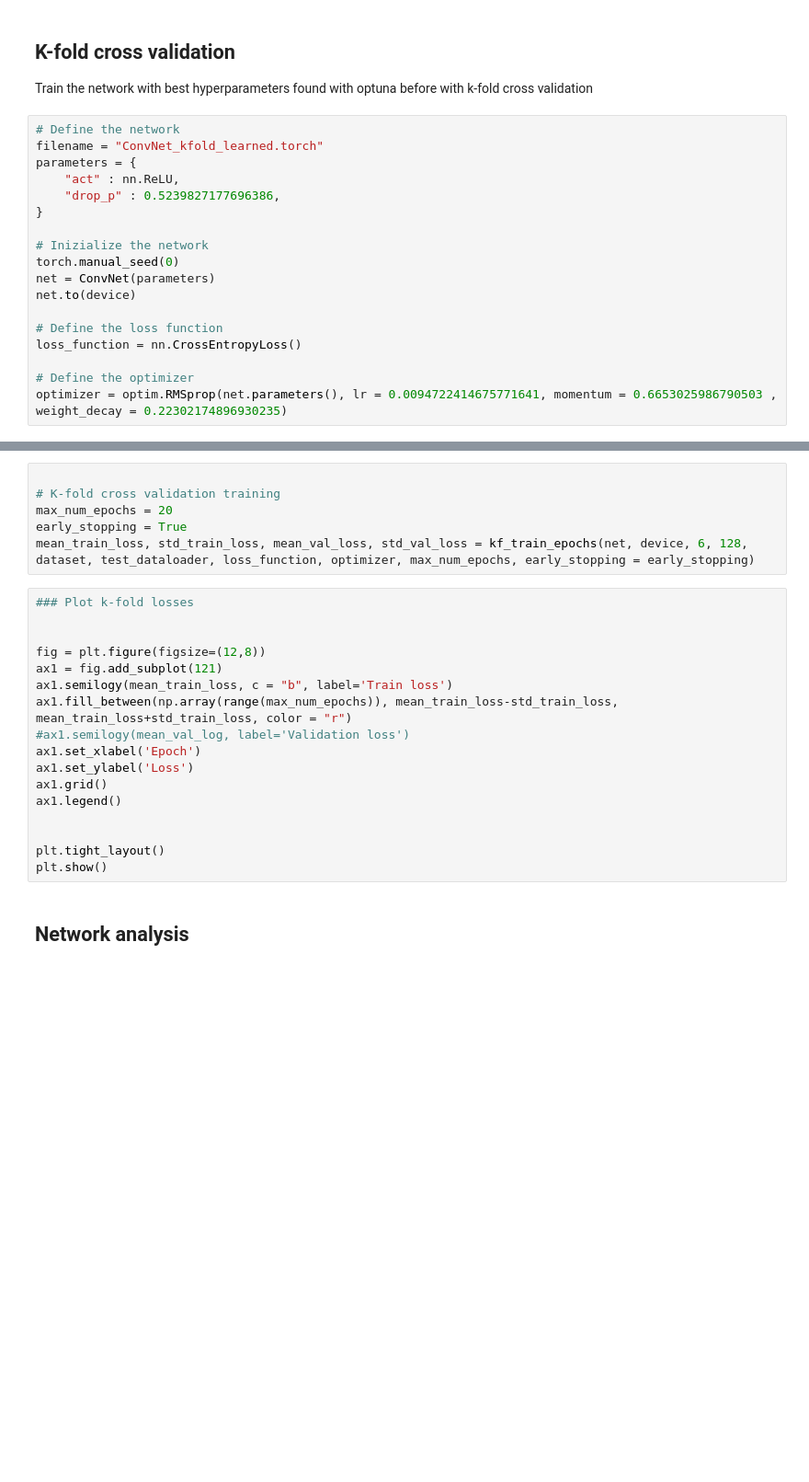
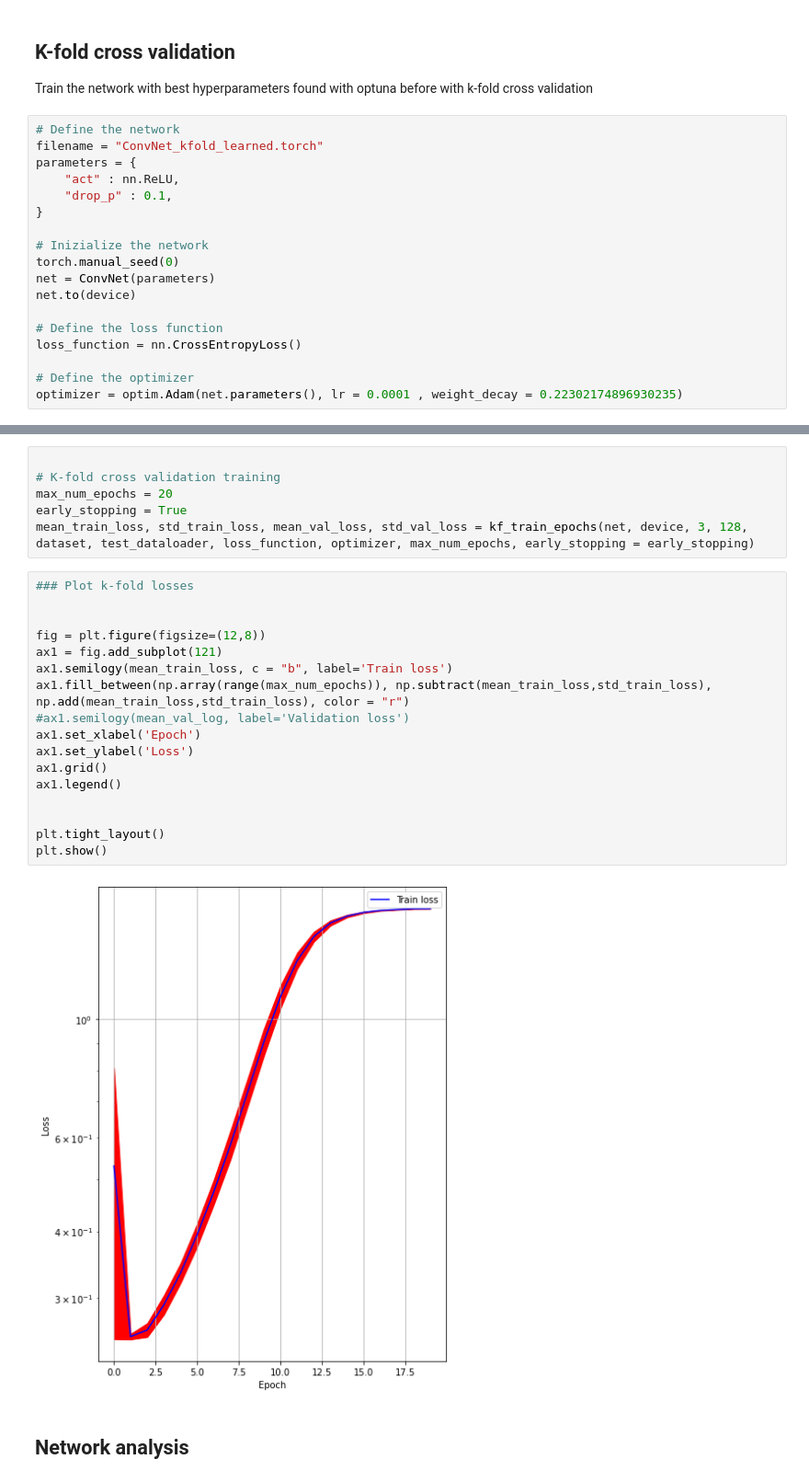
Before and after one commit to abassi98/NNDL, a Jupyter notebook: Homework_1/Classification.ipynb, the cells around one changed output, grey strips where cells are left out. Shown at 92% size. Drawn from its saved outputs; the diff is of its cells as text; blank space fills up the shorter version.

```diff
--- a/Homework_1/Classification.ipynb
+++ b/Homework_1/Classification.ipynb
@@ -566,7 +570,7 @@ Train the network with best hyperparameters found with optuna before with k-fold
 filename = "ConvNet_kfold_learned.torch"
 parameters = {
     "act" : nn.ReLU,
-    "drop_p" : 0.5239827177696386,
+    "drop_p" : 0.1,
 }
 
 # Inizialize the network
@@ -578,4 +582,4 @@ net.to(device)
 loss_function = nn.CrossEntropyLoss()
 
 # Define the optimizer
-optimizer = optim.RMSprop(net.parameters(), lr = 0.0094722414675771641, momentum = 0.6653025986790503 , weight_decay = 0.22302174896930235)
+optimizer = optim.Adam(net.parameters(), lr = 0.0001 , weight_decay = 0.22302174896930235)
@@ -584,24 +590,26 @@ optimizer = optim.RMSprop(net.parameters(), lr = 0.0094722414675771641, momentum
 # K-fold cross validation training
 max_num_epochs = 20
 early_stopping = True
-mean_train_loss, std_train_loss, mean_val_loss, std_val_loss = kf_train_epochs(net, device, 6, 128, dataset, test_dataloader, loss_function, optimizer, max_num_epochs, early_stopping = early_stopping)
+mean_train_loss, std_train_loss, mean_val_loss, std_val_loss = kf_train_epochs(net, device, 3, 128, dataset, test_dataloader, loss_function, optimizer, max_num_epochs, early_stopping = early_stopping)
 # %%
 ### Plot k-fold losses
 
 
 fig = plt.figure(figsize=(12,8))
 ax1 = fig.add_subplot(121)
 ax1.semilogy(mean_train_loss, c = "b", label='Train loss')
-ax1.fill_between(np.array(range(max_num_epochs)), mean_train_loss-std_train_loss, mean_train_loss+std_train_loss, color = "r")
+ax1.fill_between(np.array(range(max_num_epochs)), np.subtract(mean_train_loss,std_train_loss), np.add(mean_train_loss,std_train_loss), color = "r")
 #ax1.semilogy(mean_val_log, label='Validation loss')
 ax1.set_xlabel('Epoch')
 ax1.set_ylabel('Loss')
 ax1.grid()
 ax1.legend()
 
 
 plt.tight_layout()
 plt.show()
+# %% [output]
+[figure, added]
 # %% [markdown]
 ## Network analysis
 # %%
```
Also changed, not shown: parts of 4 cells of this notebook, 3 other files.
